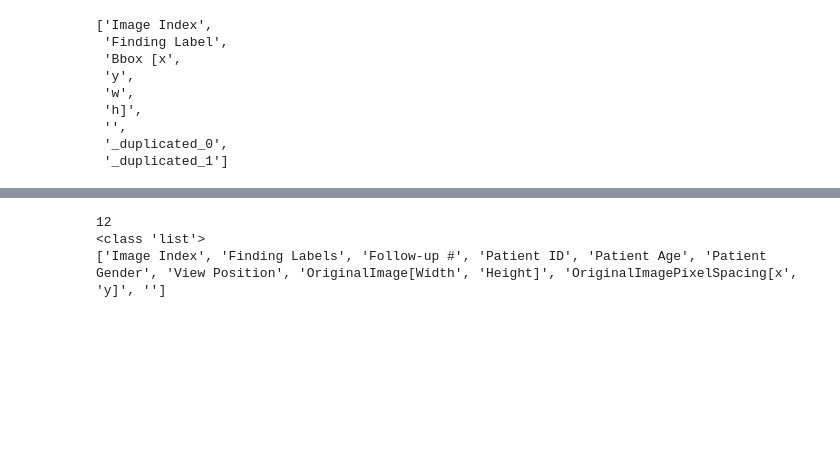
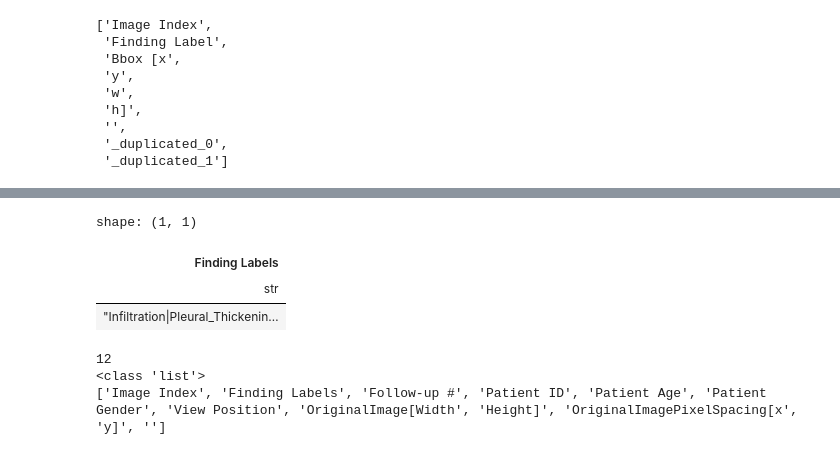
Before and after one commit to yomisosanya/diffusion-model-unet, a Jupyter notebook: unet_03.ipynb, the cells around one changed output, grey strips where cells are left out. Cells and saved outputs as stored; diff of their text form; code cells hidden in the pictures; blank space fills up the shorter version.

```diff
--- a/unet_03.ipynb
+++ b/unet_03.ipynb
@@ -350,5 +490,10 @@ shape: (836, 1)
 # %%
-labels[]
+labels[1]
+# %% [output]
+shape: (1, 1)
+| Finding Labels |
+| str |
+| "Infiltration|Pleural_Thickenin… |
 # %%
 print(len(df1.columns))
 print(type(df1.columns))
```
Also changed, not shown: parts of 19 cells of this notebook, 5 other files.
